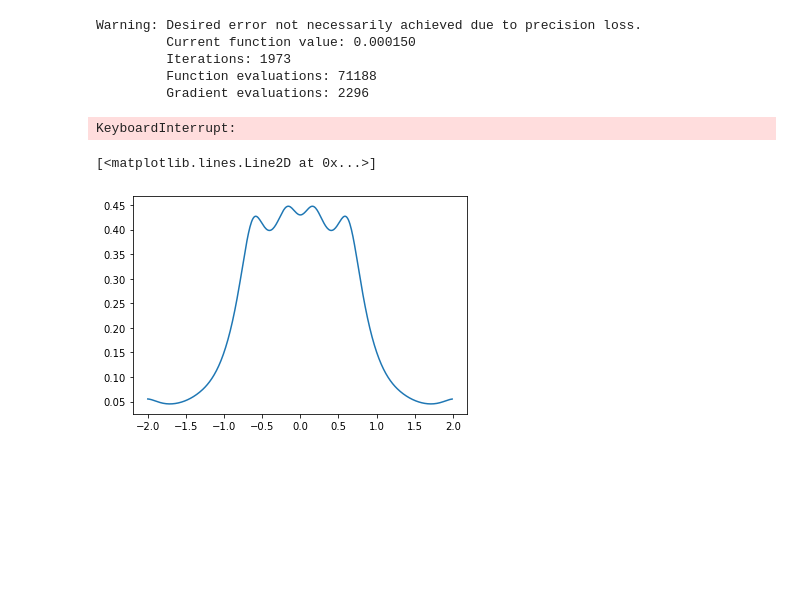
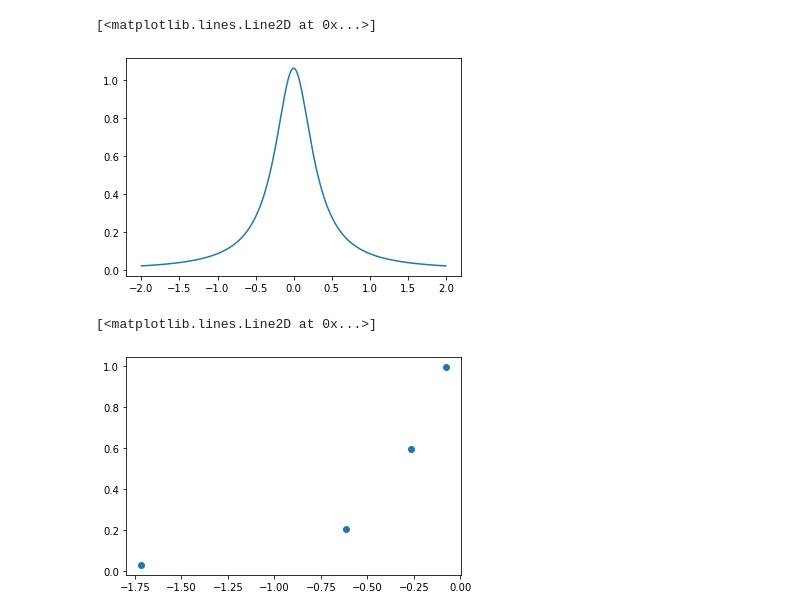
Before and after one commit to edan-bainglass/edpyt, a Jupyter notebook: edpyt/Flat band.ipynb, the cells around one changed output. Cells and saved outputs as stored; diff of their text form; code cells hidden in the pictures; blank space fills up the shorter version.

```diff
--- a/edpyt/Flat band.ipynb
+++ b/edpyt/Flat band.ipynb
@@ -8,33 +6,15 @@ delta_true = lambda z: -0.1j
-# %%
-delta = fit.fit_hybrid(delta_true, 15)
-# %% [output]
-Warning: Desired error not necessarily achieved due to precision loss.
-         Current function value: 0.000150
-         Iterations: 1973
-         Function evaluations: 71188
-         Gradient evaluations: 2296
-# %%
-n = delta.a.size + 1
-H = np.zeros((n,n))
-V = np.zeros((n,n))
-
-H[0,1:] = H[1:,0] = delta.b
-for i in range(1,n):
-    H[i,i] = delta.a[i-1]
-
-U = 0.
-V[0,0] = U
-
-nup = 8
-ndw = 8
-neig_sector = np.zeros((n+1)*(n+1),int)
-neig_sector[get_sector_index(nup,ndw,n)] = 1
-# neig_sector[get_sector_index(ndw,nup,n)] = 1
-
-eigen_space, egs = build_espace(H, V, neig_sector)
-gf = build_gf_lanczos(H, V, eigen_space, 0.)
-# %% [output]
-KeyboardInterrupt:
+# %%
+def lorentzian_function(gamma, z0):
+    def inner(z):
+        return 1/np.pi * (0.5*gamma) / ((z-z0)**2 + (0.5*gamma)**2)
+    inner.z0 = z0
+    inner.gamma = gamma
+    return inner
+# %%
+lorentz = lorentzian_function(2*0.3, 0.)
 # %%
-energies = np.arange(-2,2,1e-2)
-eta = 0.25
+energies = np.arange(-2,2,1e-3)
+plt.plot(energies, lorentz(energies))
+# %% [output]
+[<matplotlib.lines.Line2D at 0x...>]
+[figure, added]
@@ -57,5 +20,0 @@ dos = -1/np.pi*gf(energies, eta).imag
-# %%
-plt.plot(energies, dos)
-# %% [output]
-[<matplotlib.lines.Line2D at 0x...>]
-[figure, removed]
@@ -61,0 +35,5 @@ plt.plot(energies, dos)
+# %%
+plt.plot(poles, lorentz(poles), 'o')
+# %% [output]
+[<matplotlib.lines.Line2D at 0x...>]
+[figure, added]
```
Also changed, not shown: parts of 26 cells of this notebook, 7 other files.
